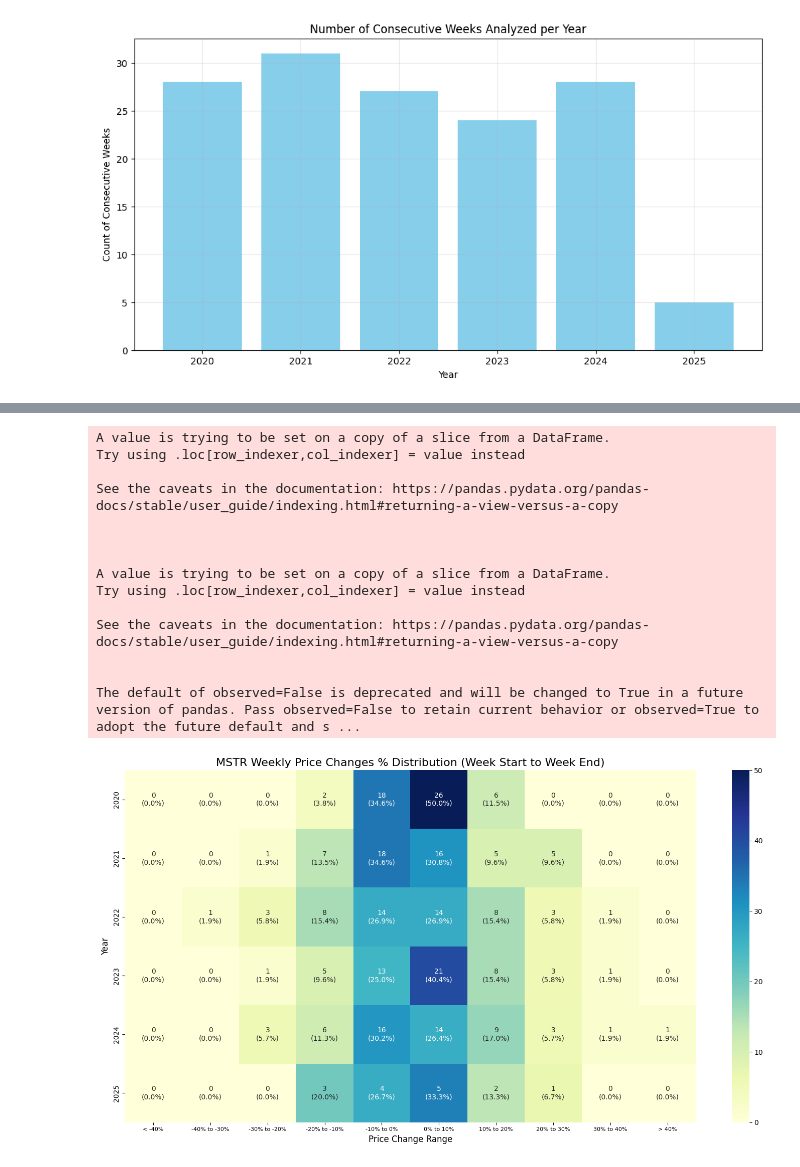
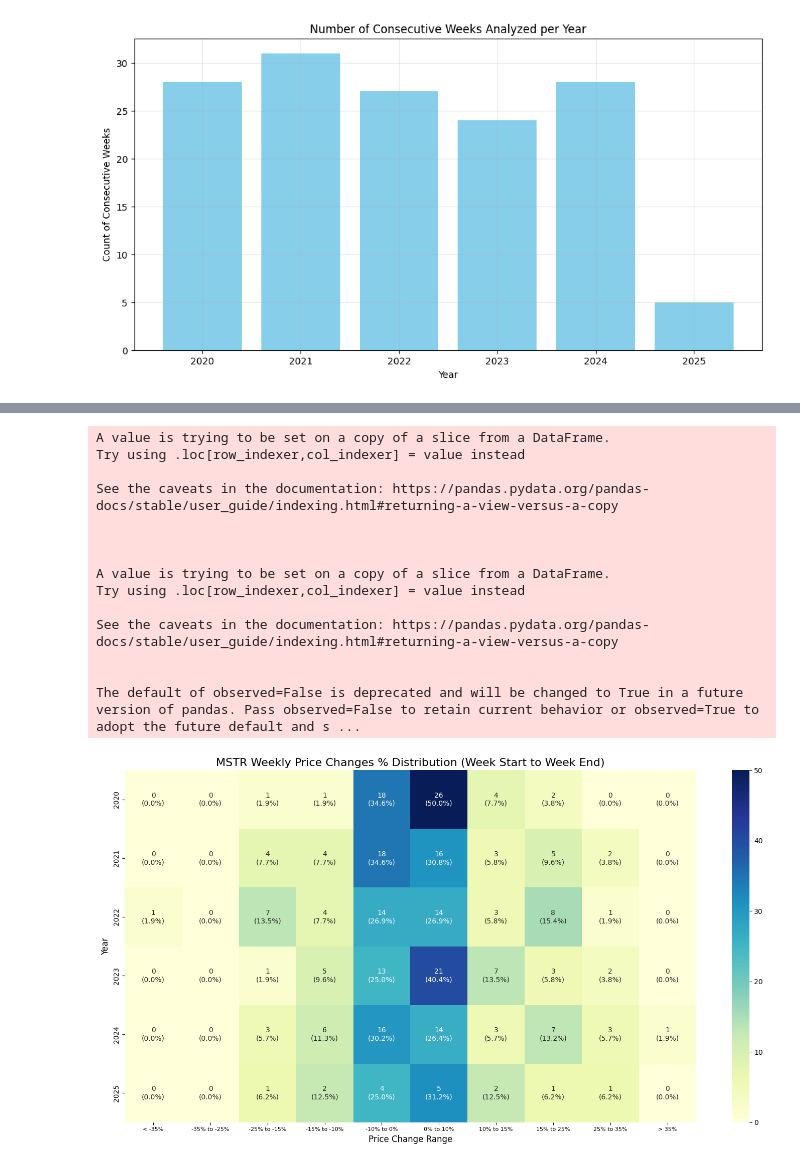
Before and after one commit to yangforbig/Crypto-Fear-Greed-Index-Graph, a Jupyter notebook: data analysis/stream_data.ipynb, the cells around one changed output, grey strips where cells are left out. Saved outputs shown, nothing was run; the diff lists cells and outputs as text; code cells hidden in the pictures.

```diff
--- a/script/stream_data.ipynb
+++ b/data analysis/stream_data.ipynb
@@ -1587,8 +1587,8 @@ mstr_weekly_filtered = mstr_weekly[mstr_weekly['monday_to_friday_change'].notnul
 mstr_weekly_filtered['year'] = mstr_weekly_filtered['date'].dt.year
 
 # Create price change buckets
-bins = [-float('inf'),-0.40 ,-0.30, -0.20, -0.10, 0, 0.10, 0.20, 0.30, 0.40, float('inf')]
-labels = ['< -40%', '-40% to -30%', '-30% to -20%', '-20% to -10%', '-10% to 0%', '0% to 10%', '10% to 20%', '20% to 30%', '30% to 40%', '> 40%']
+bins = [-float('inf'),-0.35 ,-0.25, -0.15, -0.10, 0, 0.10, 0.15, 0.25, 0.35, float('inf')]
+labels = ['< -35%', '-35% to -25%', '-25% to -15%', '-15% to -10%', '-10% to 0%', '0% to 10%', '10% to 15%', '15% to 25%', '25% to 35%', '> 35%']
 mstr_weekly_filtered['price_change_bucket'] = pd.cut(mstr_weekly_filtered['monday_to_friday_change'],
                                                     bins=bins,
                                                     labels=labels)
@@ -1612,34 +1612,34 @@ percent_pivot = pivot_percent.copy()
 annotations = count_pivot.map(lambda x: f"{int(x)}") + '\n(' + percent_pivot.map(lambda x: f'{x:.1f}%') + ')'
 
 # Create the heatmap with percentages
 sns.heatmap(pivot_percent, annot=annotations, cmap='YlGnBu', fmt='', ax=ax)
 
 # Set labels and title
 plt.title('MSTR Weekly Price Changes % Distribution (Week Start to Week End)', fontsize=16)
 plt.xlabel('Price Change Range', fontsize=12)
 plt.ylabel('Year', fontsize=12)
 
 # Make x-axis labels horizontal with smaller font size
 plt.xticks(rotation=0, fontsize=8)
 
 plt.tight_layout()
 plt.show()
 # %% [output]
 A value is trying to be set on a copy of a slice from a DataFrame.
 Try using .loc[row_indexer,col_indexer] = value instead
 
 See the caveats in the documentation: https://pandas.pydata.org/pandas-docs/stable/user_guide/indexing.html#returning-a-view-versus-a-copy
 
 
 
 A value is trying to be set on a copy of a slice from a DataFrame.
 Try using .loc[row_indexer,col_indexer] = value instead
 
 See the caveats in the documentation: https://pandas.pydata.org/pandas-docs/stable/user_guide/indexing.html#returning-a-view-versus-a-copy
 
 
 The default of observed=False is deprecated and will be changed to True in a future version of pandas. Pass observed=False to retain current behavior or observed=True to adopt the future default and s ...
-[figure, old version]
+[figure, new version]
 # %%
 mstr_weekly_filtered[mstr_weekly_filtered['year'] == 2025]
 # %% [output]
```
Also changed, not shown: parts of 1 cell of this notebook, 11 other files.
